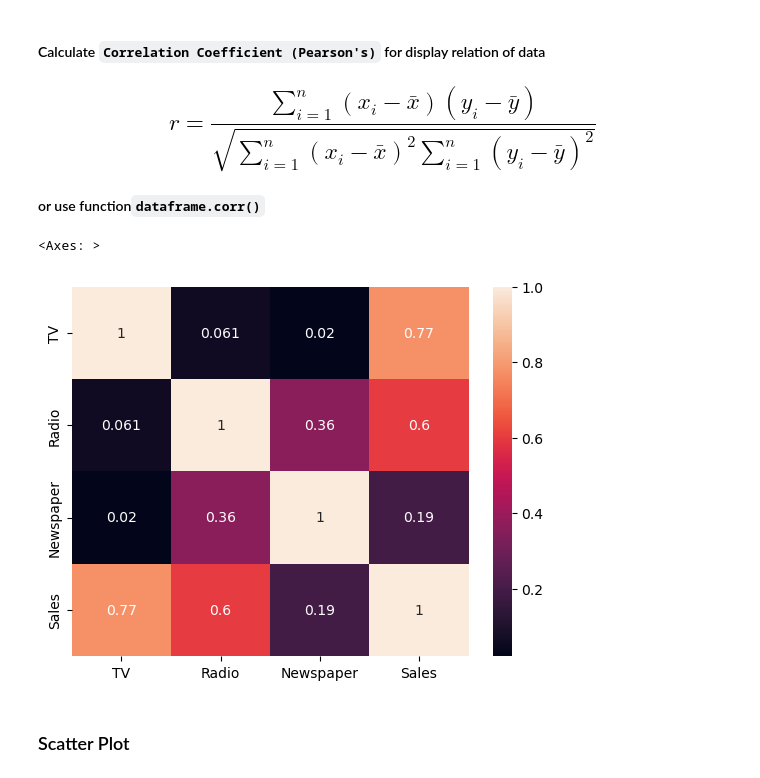
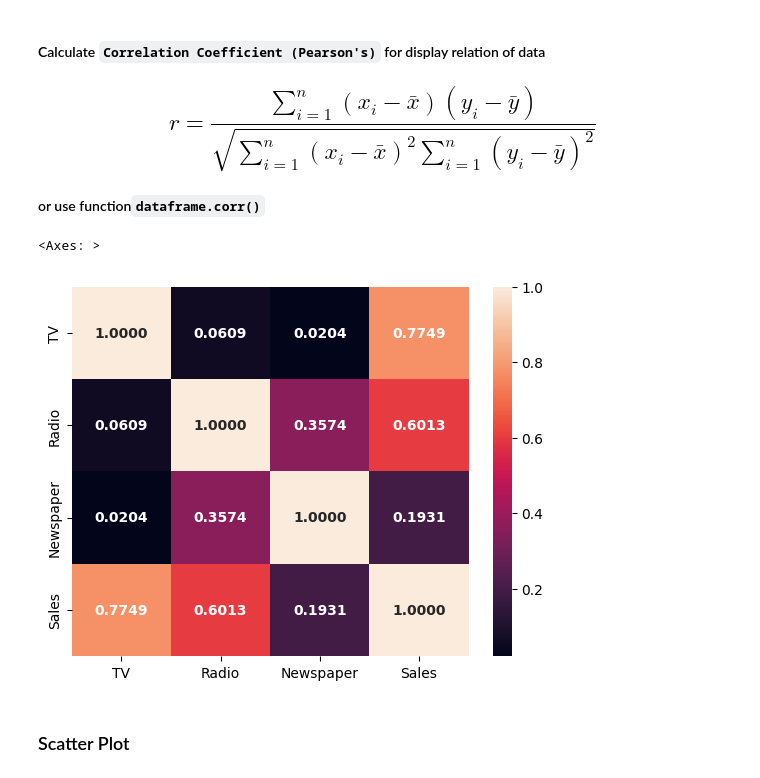
Before and after one commit to modpanyakorn/prediction-data-using-linear-regression-model, a Jupyter notebook: Ad_Gradient_Descent.ipynb, the cells around one changed output. Cells and saved outputs as stored; diff of their text form; code cells hidden in the pictures.

Commit message:
add: font-size of correlation value heatmap

```diff
--- a/Ad_Gradient_Descent.ipynb
+++ b/Ad_Gradient_Descent.ipynb
@@ -60,10 +60,10 @@ sns.heatmap(df_Ad.describe(), annot=True, fmt=".4f", annot_kws={'weight': 'bold'
 <h2>$$r = \frac{\sum_{i=1}^{n}(x_i - \bar{x})(y_i - \bar{y})}{\sqrt{\sum_{i=1}^{n}(x_i - \bar{x})^2 \sum_{i=1}^{n}(y_i - \bar{y})^2}}$$</h2>
 <h4>or use function<code>dataframe.corr()</code></h4>
 # %%
-sns.heatmap(df_Ad.corr(), annot=True)
+sns.heatmap(df_Ad.corr(), annot=True, fmt='.4f', annot_kws={"weight": "bold"})
 # %% [output]
 <Axes: >
-[figure, old version]
+[figure, new version]
 # %% [markdown]
 <h3>Scatter Plot</h3>
 # %%
```
Also changed, not shown: parts of 6 cells of this notebook.
